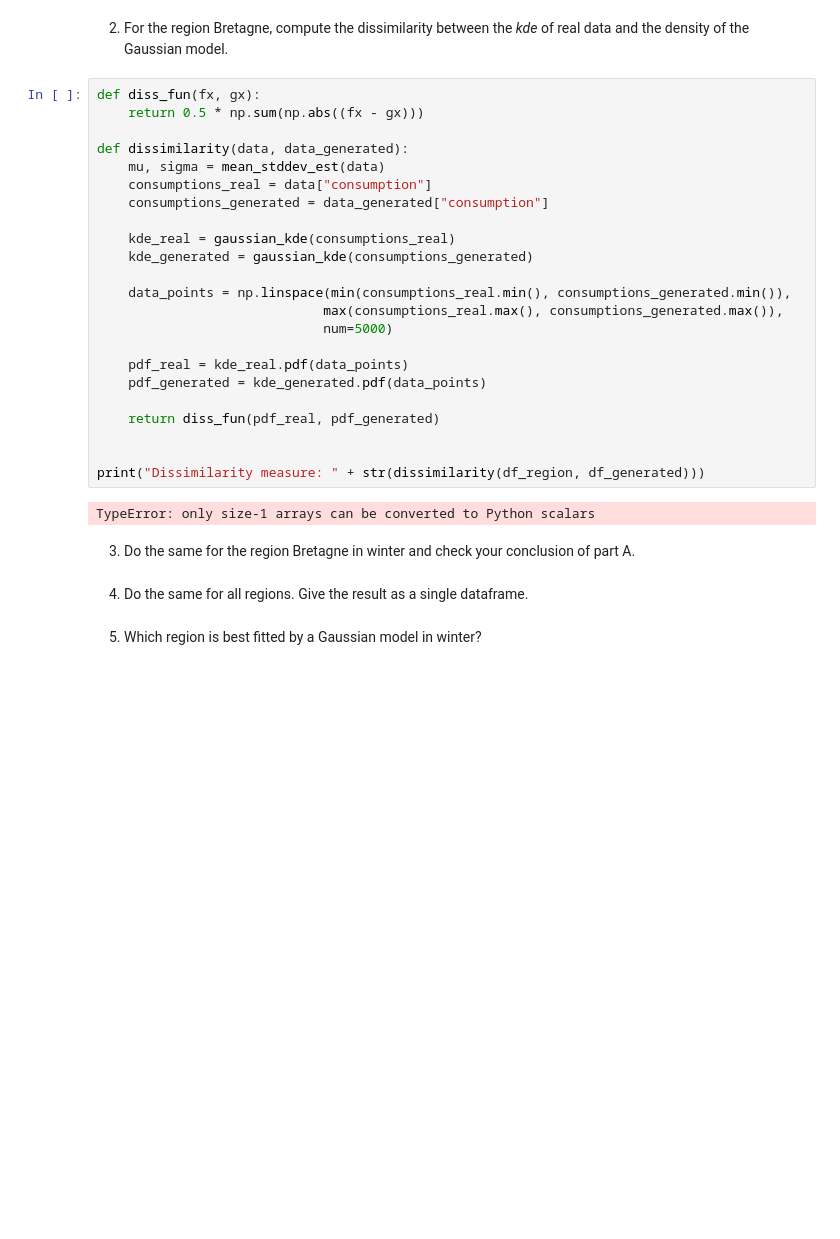
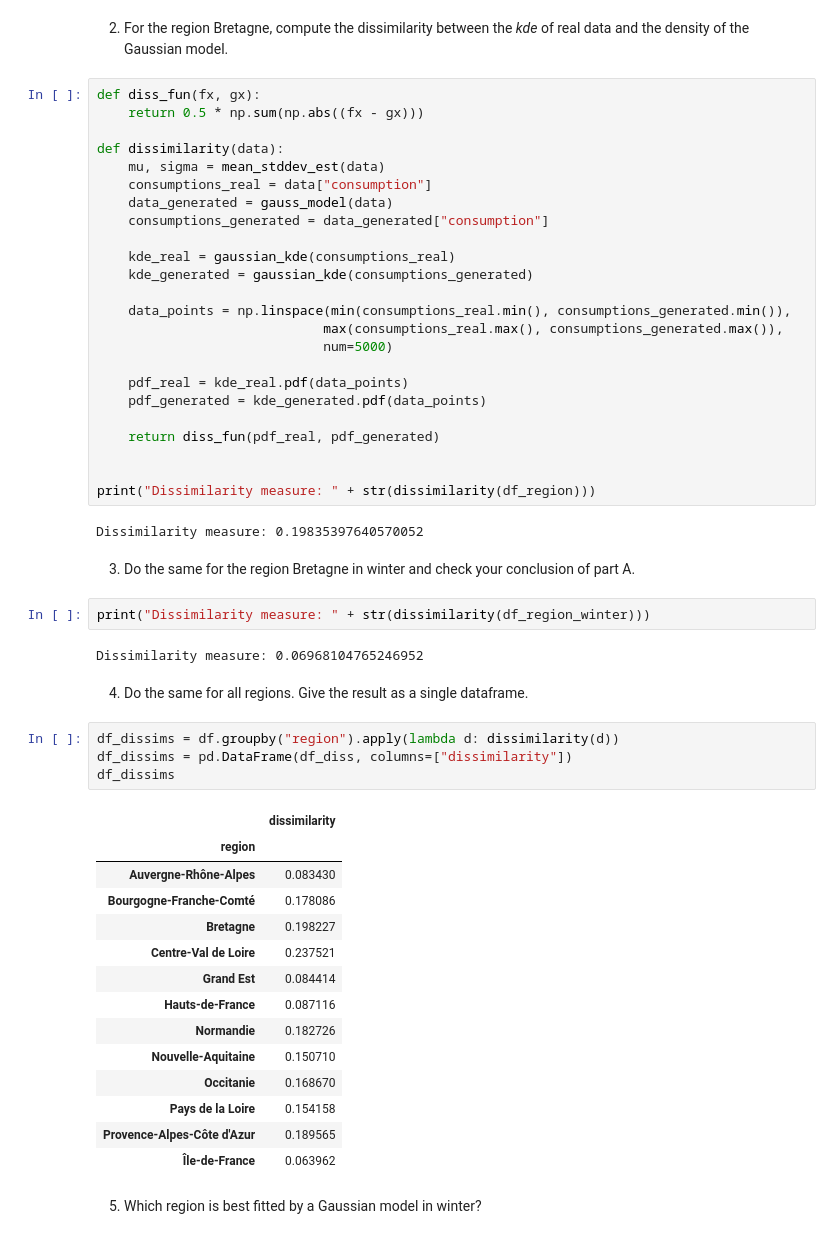
Before and after one commit to lucaerba/AllExs, a Jupyter notebook: Statistics_project/project.ipynb, the cells around one changed output. Drawn from its saved outputs; the diff is of its cells as text; blank space fills up the shorter version.

```diff
--- a/Statistics_project/project.ipynb
+++ b/Statistics_project/project.ipynb
@@ -247,9 +245,10 @@ $d(f, g) = \frac 1 2 \int |f(x) - g(x)| \mathrm dx  = 1$. We can say that $d(f,g
 def diss_fun(fx, gx):
     return 0.5 * np.sum(np.abs((fx - gx)))
 
-def dissimilarity(data, data_generated):
+def dissimilarity(data):
     mu, sigma = mean_stddev_est(data)
     consumptions_real = data["consumption"]
+    data_generated = gauss_model(data)
     consumptions_generated = data_generated["consumption"]
 
     kde_real = gaussian_kde(consumptions_real)
@@ -265,12 +264,35 @@ def dissimilarity(data, data_generated):
     return diss_fun(pdf_real, pdf_generated)
 
 
-print("Dissimilarity measure: " + str(dissimilarity(df_region, df_generated)))
+print("Dissimilarity measure: " + str(dissimilarity(df_region)))
 # %% [output]
-TypeError: only size-1 arrays can be converted to Python scalars
+Dissimilarity measure: 0.19835397640570052
 # %% [markdown]
 3. Do the same for the region Bretagne in winter and check your conclusion of part A.
+# %%
+print("Dissimilarity measure: " + str(dissimilarity(df_region_winter)))
+# %% [output]
+Dissimilarity measure: 0.06968104765246952
 # %% [markdown]
 4. Do the same for all regions. Give the result as a single dataframe.
+# %%
+df_dissims = df.groupby("region").apply(lambda d: dissimilarity(d))
+df_dissims = pd.DataFrame(df_diss, columns=["dissimilarity"])
+df_dissims
+# %% [output]
+|  | dissimilarity |
+| region |  |
+| Auvergne-Rhône-Alpes | 0.083430 |
+| Bourgogne-Franche-Comté | 0.178086 |
+| Bretagne | 0.198227 |
+| Centre-Val de Loire | 0.237521 |
+| Grand Est | 0.084414 |
+| Hauts-de-France | 0.087116 |
+| Normandie | 0.182726 |
+| Nouvelle-Aquitaine | 0.150710 |
+| Occitanie | 0.168670 |
+| Pays de la Loire | 0.154158 |
+| Provence-Alpes-Côte d'Azur | 0.189565 |
+| Île-de-France | 0.063962 |
 # %% [markdown]
 5. Which region is best fitted by a Gaussian model in winter?
```
Also changed, not shown: parts of 5 cells of this notebook.
